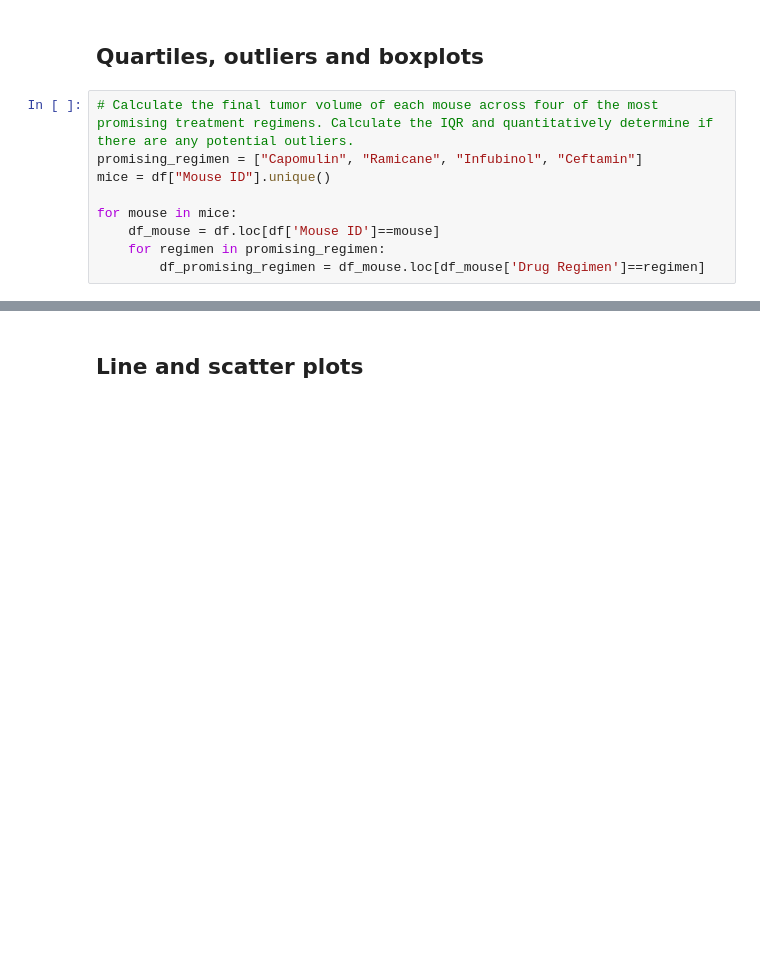
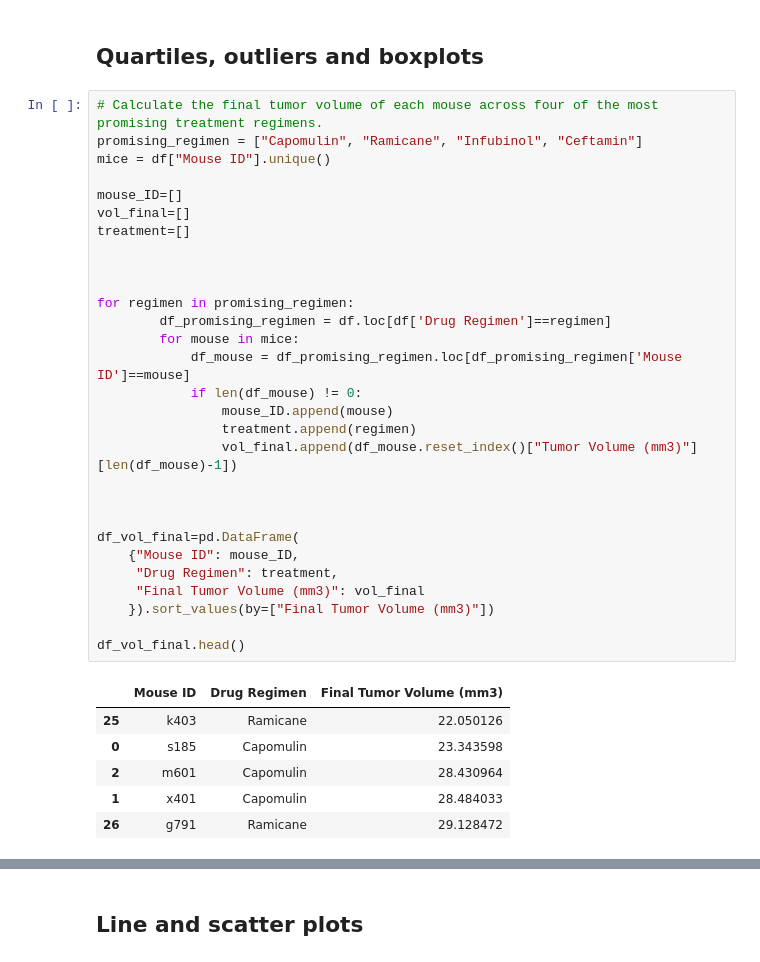
Before and after one commit to WillsHarris/Homework_WHH, a Jupyter notebook: Unit_5_Matplotlib_Pymaceuticals/pymaceuticals_starter.ipynb, the cells around one changed output, grey strips where cells are left out. Drawn from its saved outputs; the diff is of its cells as text; blank space fills up the shorter version.

```diff
--- a/Unit_5_Matplotlib_Pymaceuticals/pymaceuticals_starter.ipynb
+++ b/Unit_5_Matplotlib_Pymaceuticals/pymaceuticals_starter.ipynb
@@ -125,11 +128,38 @@ plt.show()
 # %% [markdown]
 ## Quartiles, outliers and boxplots
 # %%
-# Calculate the final tumor volume of each mouse across four of the most promising treatment regimens. Calculate the IQR and quantitatively determine if there are any potential outliers.
+# Calculate the final tumor volume of each mouse across four of the most promising treatment regimens.
 promising_regimen = ["Capomulin", "Ramicane", "Infubinol", "Ceftamin"]
 mice = df["Mouse ID"].unique()
 
-for mouse in mice:
-    df_mouse = df.loc[df['Mouse ID']==mouse]
-    for regimen in promising_regimen:
-        df_promising_regimen = df_mouse.loc[df_mouse['Drug Regimen']==regimen]
+mouse_ID=[]
+vol_final=[]
+treatment=[]
+
+
+
+for regimen in promising_regimen:
+        df_promising_regimen = df.loc[df['Drug Regimen']==regimen]
+        for mouse in mice:
+            df_mouse = df_promising_regimen.loc[df_promising_regimen['Mouse ID']==mouse]
+            if len(df_mouse) != 0:
+                mouse_ID.append(mouse)
+                treatment.append(regimen)
+                vol_final.append(df_mouse.reset_index()["Tumor Volume (mm3)"][len(df_mouse)-1])
+
+
+
+df_vol_final=pd.DataFrame(
+    {"Mouse ID": mouse_ID,
+     "Drug Regimen": treatment,
+     "Final Tumor Volume (mm3)": vol_final
+    }).sort_values(by=["Final Tumor Volume (mm3)"])
+
+df_vol_final.head()
+# %% [output]
+|  | Mouse ID | Drug Regimen | Final Tumor Volume (mm3) |
+| 25 | k403 | Ramicane | 22.050126 |
+| 0 | s185 | Capomulin | 23.343598 |
+| 2 | m601 | Capomulin | 28.430964 |
+| 1 | x401 | Capomulin | 28.484033 |
+| 26 | g791 | Ramicane | 29.128472 |
```
Also changed, not shown: parts of 12 cells of this notebook, 3 other files.
